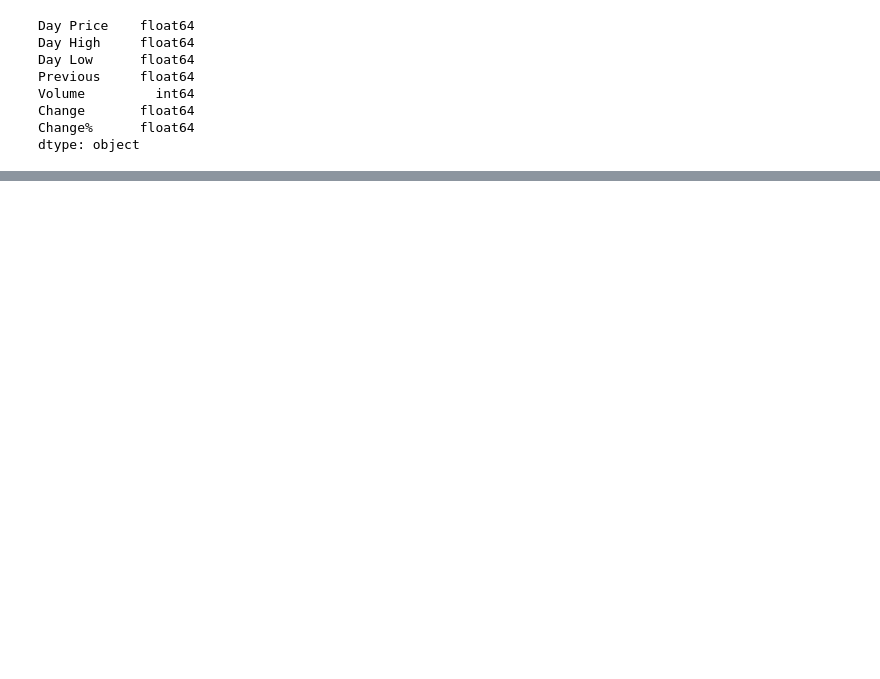
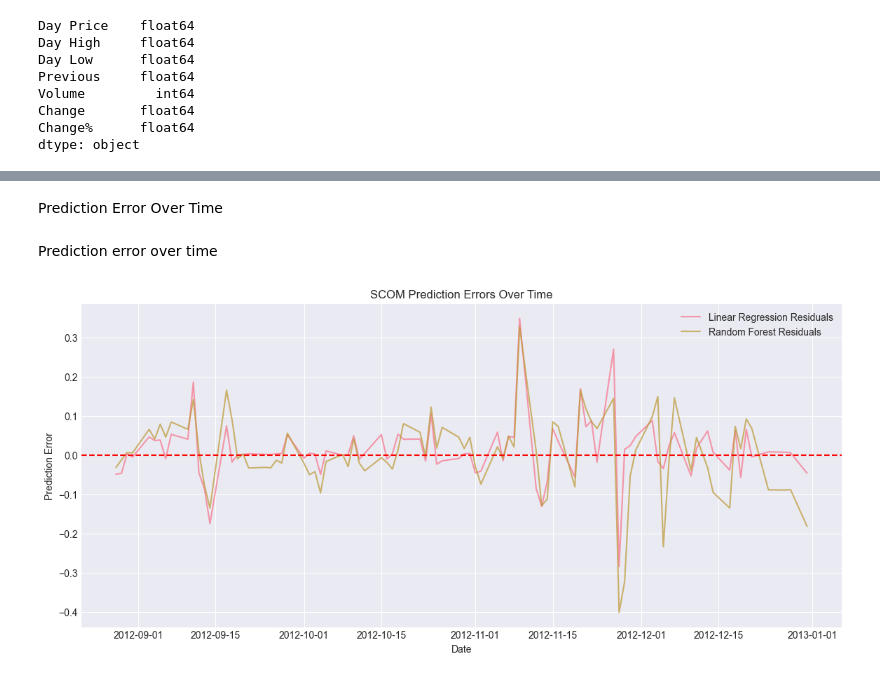
Before and after one commit to OgaoNeema/Knowledge-Based-Systems, a Jupyter notebook: Assignment1/notebooks/stock_prediction.ipynb, the cells around one changed output, grey strips where cells are left out. Saved outputs shown, nothing was run; the diff lists cells and outputs as text; code cells hidden in the pictures; blank space fills up the shorter version.

```diff
--- a/Assignment1/notebooks/stock_prediction.ipynb
+++ b/Assignment1/notebooks/stock_prediction.ipynb
@@ -207,0 +312,16 @@ y_train, y_test = y.iloc[:split_index], y.iloc[split_index:]
+# %% [markdown]
+Prediction Error Over Time
+# %% [markdown]
+Prediction error over time
+# %%
+plt.figure(figsize=(14,6))
+plt.plot(stock_data_clean['DATE'].iloc[split_index:], residuals_lr, label='Linear Regression Residuals', alpha=0.7)
+plt.plot(stock_data_clean['DATE'].iloc[split_index:], residuals_rf, label='Random Forest Residuals', alpha=0.7)
+plt.axhline(0, color='red', linestyle='--')
+plt.xlabel("Date")
+plt.ylabel("Prediction Error")
+plt.title(f"{stock_code} Prediction Errors Over Time")
+plt.legend()
+plt.show()
+# %% [output]
+[figure, added]
```
Also changed, not shown: parts of 29 cells of this notebook.
